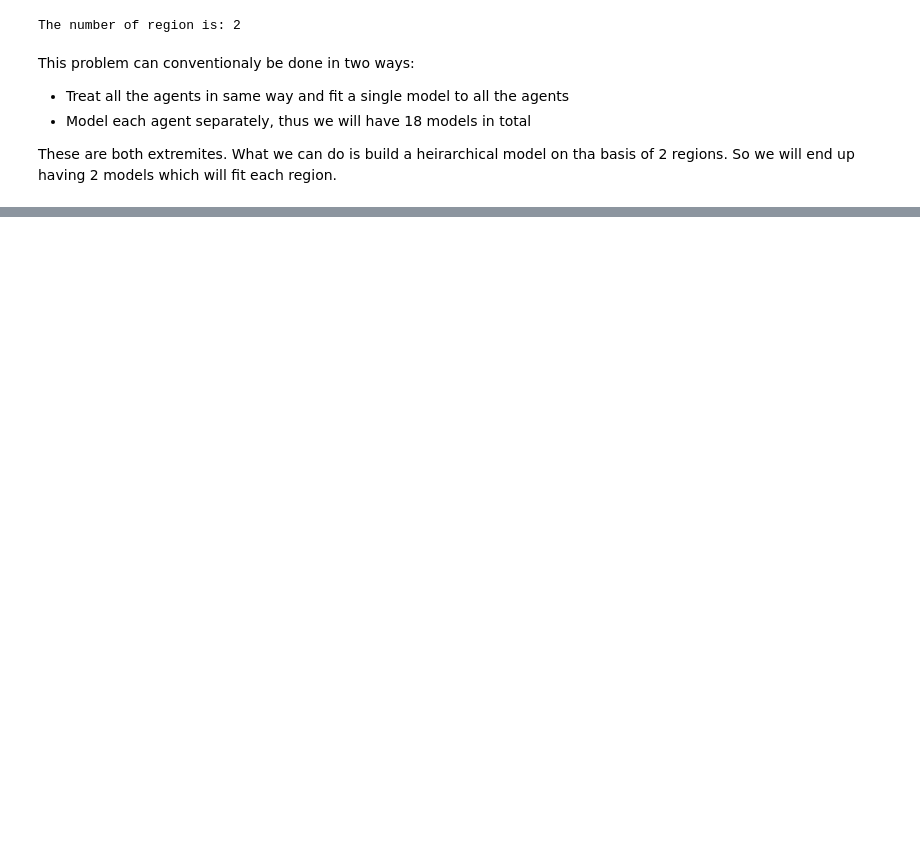
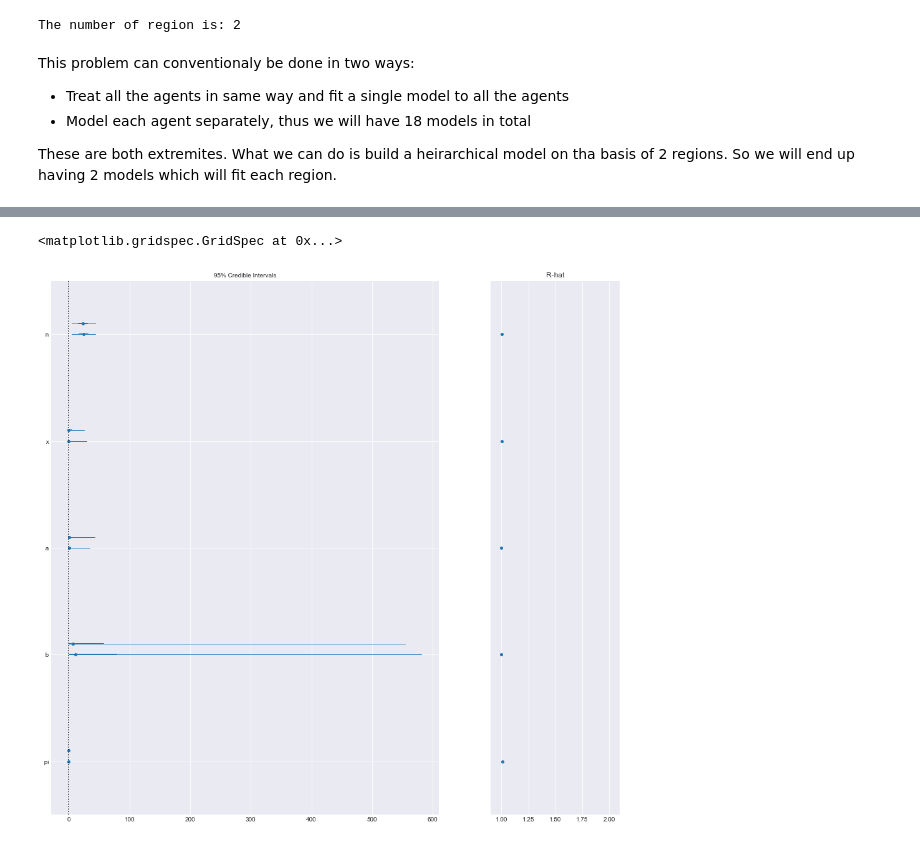
Before and after one commit to ShawnSerendipity/Probability-and-Machine-Learning-in-Tensorflow, a Jupyter notebook: 4.5 Hierarchical models.ipynb, the cells around one changed output, grey strips where cells are left out. Saved outputs shown, nothing was run; the diff lists cells and outputs as text; code cells hidden in the pictures; blank space fills up the shorter version.

```diff
--- a/4.5 Hierarchical models.ipynb
+++ b/4.5 Hierarchical models.ipynb
@@ -248,12 +243,12 @@ These are both extremites. What we can do is build a heirarchical model on tha b
 # %%
-# a and b
-a = np.random.gamma(0.001, 0.001, 50000)
-a = a[a != 0][:10000]
-b = np.random.gamma(0.001, 0.001, 50000)
-b = b[b != 0][:10000]
+with pm.Model() as heirarchical_model:
+    ## a and b
+    a = pm.Gamma("a",0.001,0.001)
+    b = pm.Gamma("b",0.001,0.001)
+    ## pi from a and b
+    pi = pm.Beta("pi",a,b)
+    n = pm.Normal("n",24,10)
+    ## noise
+    #eps = pm.HalfNormal('eps', sd=1)
 
-# pi from a and b
-pi = np.random.beta(a, b)
-n = np.random.normal(loc=24., scale=10.)
-
-rv_x = tfd.Binomial(total_count=n, logits=pi).log_prob
+    x = pm.Binomial("x",n, pi)
@@ -299,0 +255,3 @@ plt.plot(states)
+# %%
+with heirarchical_model:
+    hierarchical_trace = pm.sample(draws=10000)
@@ -299,0 +266,8 @@ plt.plot(states)
+# %%
+from pymc3 import forestplot, traceplot, plot_posterior
+
+plt.figure(figsize=(14,14))
+forestplot(hierarchical_trace)
+# %% [output]
+<matplotlib.gridspec.GridSpec at 0x...>
+[figure, added]
```
Also changed, not shown: parts of 18 cells of this notebook.
